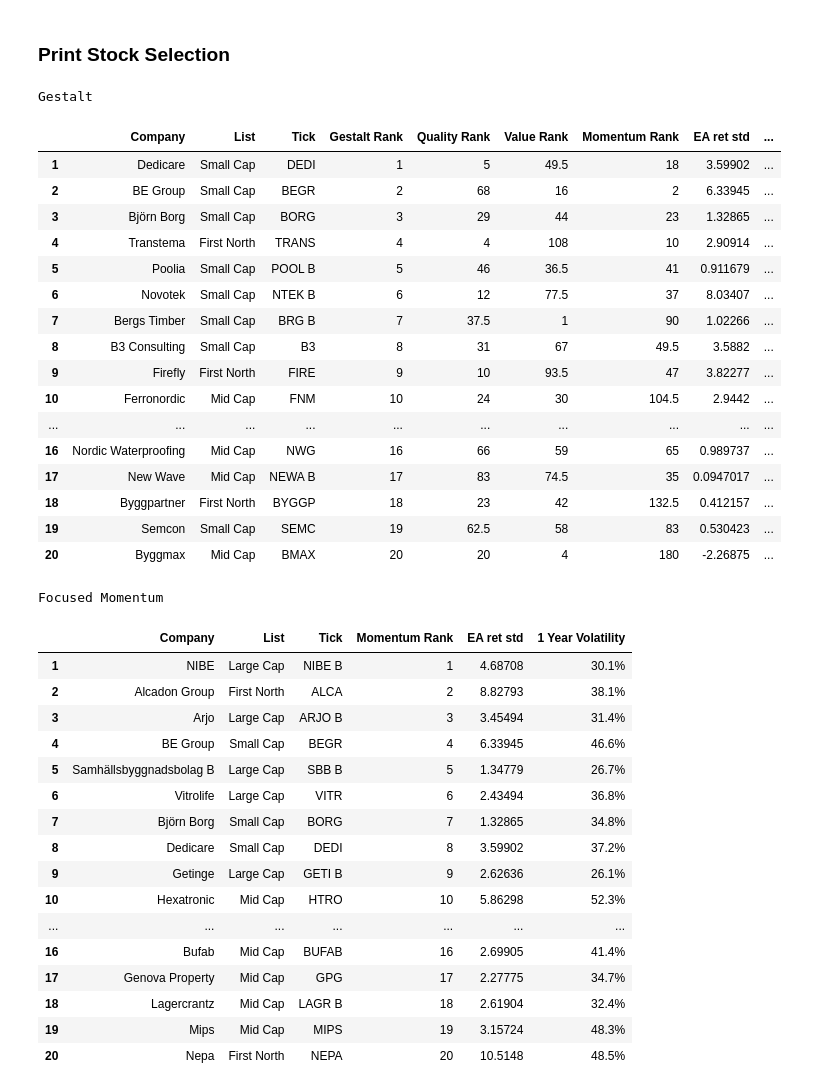
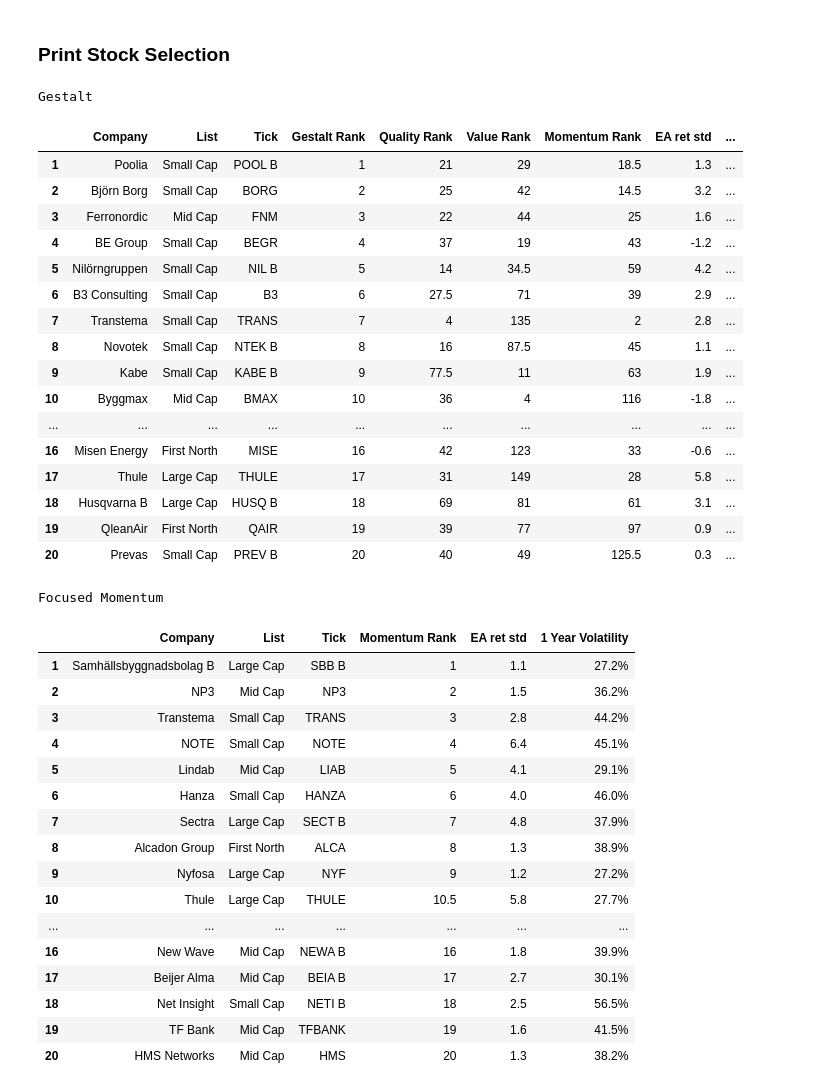
Before and after one commit to webclinic017/Portfolio_Construction, a Jupyter notebook: Equity_Strategies/quant_strategies/prod/stock_rank.ipynb, the cells around one changed output. Cells and saved outputs as stored; diff of their text form; code cells hidden in the pictures.

Commit message:
new data

```diff
--- a/Equity_Strategies/quant_strategies/prod/stock_rank.ipynb
+++ b/Equity_Strategies/quant_strategies/prod/stock_rank.ipynb
@@ -12,7 +12,7 @@ import os.path
 # %% [markdown]
 ## data import
 # %%
-file_name =  "clean_data_2021-09-10.csv"
+file_name =  "clean_data_2021-11-29.csv"
 folder = "../clean_equity_data/"
 data_tmp = pd.read_csv(folder + file_name)
 # %%
@@ -47,7 +47,7 @@ data_mom['Momentum Rank'] = (data_mom['3m Rank'] + data_mom['6m Rank'] +  data_m
 
 # set nan to median, only fundamental data
 columns = ['P/E', 'EV/EBIT', 'P/FCF', 'P/S', 'P/B', 'ROC', 'ROE',
-           'F-Score', 'GPA', 'Assets Turn', 'FCFROE']
+            'GPA', 'Assets Turn', 'FCFROE']
 for i in columns:
     data_gestalt.loc[data_gestalt[i].isna() ,i] = data_gestalt[i].median()
 
@@ -140,49 +140,49 @@ gestalt = gestalt[compact]
 # %%
 #gestalt
 th_props = [
   ('font-size', '14px'),
   ('text-align', 'center'),
   ('font-weight', 'bold'),
   ('color', 'Black'),
   ('background-color', '#f7f7f9')
   ]
 # Set CSS properties for td elements in dataframe
 td_props = [('font-size', '12px'), ('text-align', 'center')]
 #set caption props
 caption_props = [('color', 'black'),('font-size', '22px'),
         ("text-align", "center"),
         ('font-weight', 'bold')]
 # Set table styles
 styles = [
     dict(selector="th", props=th_props),
     dict(selector="td", props=td_props),
     dict(selector="caption", props=caption_props)
 ]
 gestalt.index = range(1, len(gestalt)+1)
 gestalt_view = (gestalt.style.apply(lambda x: ['background: lightgreen' if x.name in range(1, 10+1)
                               else '' for i in x], axis=1).set_table_styles(styles)
-                 .format({'1 Year Volatility': "{:.1%}"})
+                 .format({'EA ret std': "{:.1f}",'1 Year Volatility': "{:.1%}"})
                  .set_caption("Gestalt"))
 gestalt_view
 # %% [output]
 Gestalt
 |  | Company | List | Tick | Gestalt Rank | Quality Rank | Value Rank | Momentum Rank | EA ret std | ... |
-| 1 | Dedicare | Small Cap | DEDI | 1 | 5 | 49.5 | 18 | 3.59902 | ... |
-| 2 | BE Group | Small Cap | BEGR | 2 | 68 | 16 | 2 | 6.33945 | ... |
-| 3 | Björn Borg | Small Cap | BORG | 3 | 29 | 44 | 23 | 1.32865 | ... |
-| 4 | Transtema | First North | TRANS | 4 | 4 | 108 | 10 | 2.90914 | ... |
-| 5 | Poolia | Small Cap | POOL B | 5 | 46 | 36.5 | 41 | 0.911679 | ... |
-| 6 | Novotek | Small Cap | NTEK B | 6 | 12 | 77.5 | 37 | 8.03407 | ... |
-| 7 | Bergs Timber | Small Cap | BRG B | 7 | 37.5 | 1 | 90 | 1.02266 | ... |
-| 8 | B3 Consulting | Small Cap | B3 | 8 | 31 | 67 | 49.5 | 3.5882 | ... |
-| 9 | Firefly | First North | FIRE | 9 | 10 | 93.5 | 47 | 3.82277 | ... |
-| 10 | Ferronordic | Mid Cap | FNM | 10 | 24 | 30 | 104.5 | 2.9442 | ... |
+| 1 | Poolia | Small Cap | POOL B | 1 | 21 | 29 | 18.5 | 1.3 | ... |
+| 2 | Björn Borg | Small Cap | BORG | 2 | 25 | 42 | 14.5 | 3.2 | ... |
+| 3 | Ferronordic | Mid Cap | FNM | 3 | 22 | 44 | 25 | 1.6 | ... |
+| 4 | BE Group | Small Cap | BEGR | 4 | 37 | 19 | 43 | -1.2 | ... |
+| 5 | Nilörngruppen | Small Cap | NIL B | 5 | 14 | 34.5 | 59 | 4.2 | ... |
+| 6 | B3 Consulting | Small Cap | B3 | 6 | 27.5 | 71 | 39 | 2.9 | ... |
+| 7 | Transtema | Small Cap | TRANS | 7 | 4 | 135 | 2 | 2.8 | ... |
+| 8 | Novotek | Small Cap | NTEK B | 8 | 16 | 87.5 | 45 | 1.1 | ... |
+| 9 | Kabe | Small Cap | KABE B | 9 | 77.5 | 11 | 63 | 1.9 | ... |
+| 10 | Byggmax | Mid Cap | BMAX | 10 | 36 | 4 | 116 | -1.8 | ... |
 | ... | ... | ... | ... | ... | ... | ... | ... | ... | ... |
-| 16 | Nordic Waterproofing | Mid Cap | NWG | 16 | 66 | 59 | 65 | 0.989737 | ... |
-| 17 | New Wave | Mid Cap | NEWA B | 17 | 83 | 74.5 | 35 | 0.0947017 | ... |
-| 18 | Byggpartner | First North | BYGGP | 18 | 23 | 42 | 132.5 | 0.412157 | ... |
-| 19 | Semcon | Small Cap | SEMC | 19 | 62.5 | 58 | 83 | 0.530423 | ... |
-| 20 | Byggmax | Mid Cap | BMAX | 20 | 20 | 4 | 180 | -2.26875 | ... |
+| 16 | Misen Energy | First North | MISE | 16 | 42 | 123 | 33 | -0.6 | ... |
+| 17 | Thule | Large Cap | THULE | 17 | 31 | 149 | 28 | 5.8 | ... |
+| 18 | Husqvarna B | Large Cap | HUSQ B | 18 | 69 | 81 | 61 | 3.1 | ... |
+| 19 | QleanAir | First North | QAIR | 19 | 39 | 77 | 97 | 0.9 | ... |
+| 20 | Prevas | Small Cap | PREV B | 20 | 40 | 49 | 125.5 | 0.3 | ... |
 # %%
 th_props = [
   ('font-size', '14px'),
@@ -205,25 +205,25 @@ styles = [
 ]
 Momentum.index = range(1,len(Momentum)+1)
 Momentum_view = (Momentum.style.apply(lambda x: ['background: lightgreen' if x.name in range(1,10+1)
-                              else '' for i in x], axis=1).set_table_styles(styles).format({'1 Year Volatility': "{:.1%}"})
+                              else '' for i in x], axis=1).set_table_styles(styles).format({'EA ret std': "{:.1f}",'1 Year Volatility': "{:.1%}"})
                  .set_caption("Focused Momentum"))
 Momentum_view
 # %% [output]
 Focused Momentum
 |  | Company | List | Tick | Momentum Rank | EA ret std | 1 Year Volatility |
-| 1 | NIBE | Large Cap | NIBE B | 1 | 4.68708 | 30.1% |
-| 2 | Alcadon Group | First North | ALCA | 2 | 8.82793 | 38.1% |
-| 3 | Arjo | Large Cap | ARJO B | 3 | 3.45494 | 31.4% |
-| 4 | BE Group | Small Cap | BEGR | 4 | 6.33945 | 46.6% |
-| 5 | Samhällsbyggnadsbolag B | Large Cap | SBB B | 5 | 1.34779 | 26.7% |
-| 6 | Vitrolife | Large Cap | VITR | 6 | 2.43494 | 36.8% |
-| 7 | Björn Borg | Small Cap | BORG | 7 | 1.32865 | 34.8% |
-| 8 | Dedicare | Small Cap | DEDI | 8 | 3.59902 | 37.2% |
-| 9 | Getinge | Large Cap | GETI B | 9 | 2.62636 | 26.1% |
-| 10 | Hexatronic | Mid Cap | HTRO | 10 | 5.86298 | 52.3% |
+| 1 | Samhällsbyggnadsbolag B | Large Cap | SBB B | 1 | 1.1 | 27.2% |
+| 2 | NP3 | Mid Cap | NP3 | 2 | 1.5 | 36.2% |
+| 3 | Transtema | Small Cap | TRANS | 3 | 2.8 | 44.2% |
+| 4 | NOTE | Small Cap | NOTE | 4 | 6.4 | 45.1% |
+| 5 | Lindab | Mid Cap | LIAB | 5 | 4.1 | 29.1% |
+| 6 | Hanza | Small Cap | HANZA | 6 | 4.0 | 46.0% |
+| 7 | Sectra | Large Cap | SECT B | 7 | 4.8 | 37.9% |
+| 8 | Alcadon Group | First North | ALCA | 8 | 1.3 | 38.9% |
+| 9 | Nyfosa | Large Cap | NYF | 9 | 1.2 | 27.2% |
+| 10 | Thule | Large Cap | THULE | 10.5 | 5.8 | 27.7% |
 | ... | ... | ... | ... | ... | ... | ... |
-| 16 | Bufab | Mid Cap | BUFAB | 16 | 2.69905 | 41.4% |
-| 17 | Genova Property | Mid Cap | GPG | 17 | 2.27775 | 34.7% |
-| 18 | Lagercrantz | Mid Cap | LAGR B | 18 | 2.61904 | 32.4% |
-| 19 | Mips | Mid Cap | MIPS | 19 | 3.15724 | 48.3% |
-| 20 | Nepa | First North | NEPA | 20 | 10.5148 | 48.5% |
+| 16 | New Wave | Mid Cap | NEWA B | 16 | 1.8 | 39.9% |
+| 17 | Beijer Alma | Mid Cap | BEIA B | 17 | 2.7 | 30.1% |
+| 18 | Net Insight | Small Cap | NETI B | 18 | 2.5 | 56.5% |
+| 19 | TF Bank | Mid Cap | TFBANK | 19 | 1.6 | 41.5% |
+| 20 | HMS Networks | Mid Cap | HMS | 20 | 1.3 | 38.2% |
```
Also changed, not shown: parts of 1 cell of this notebook, 5 other files.
